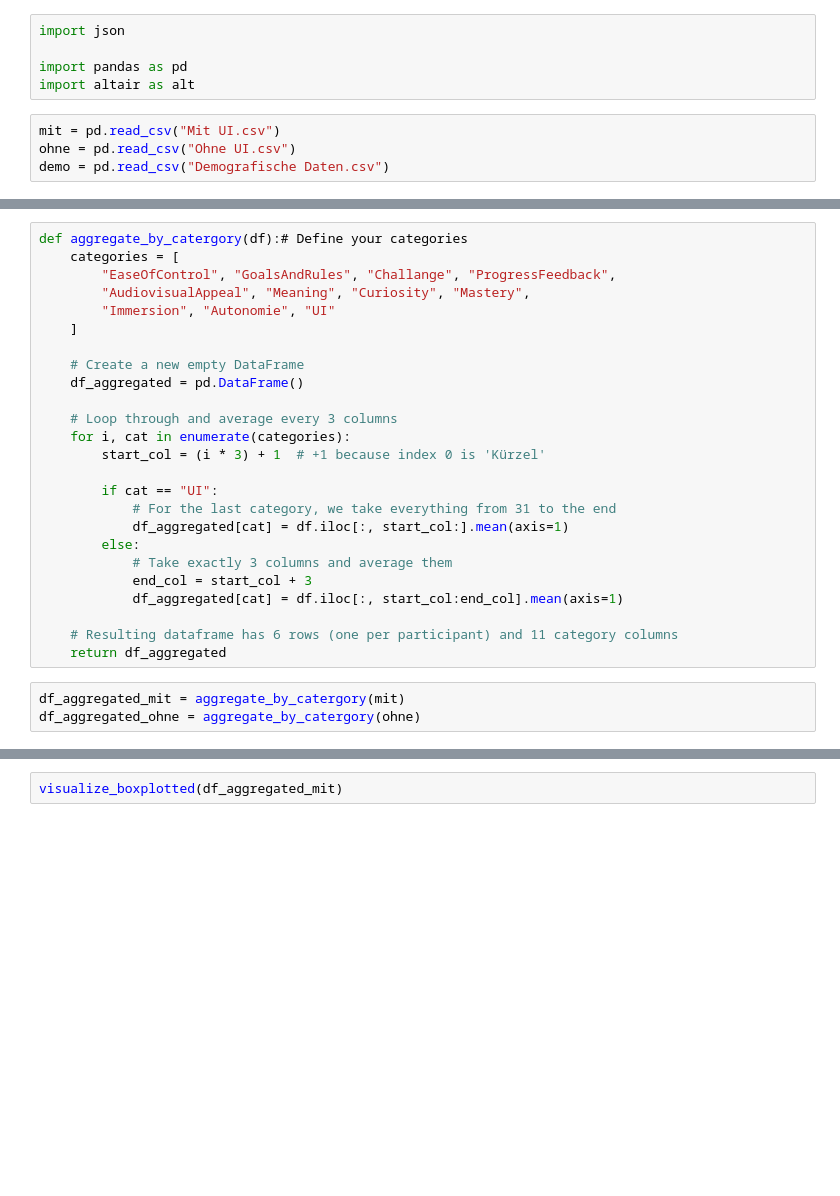
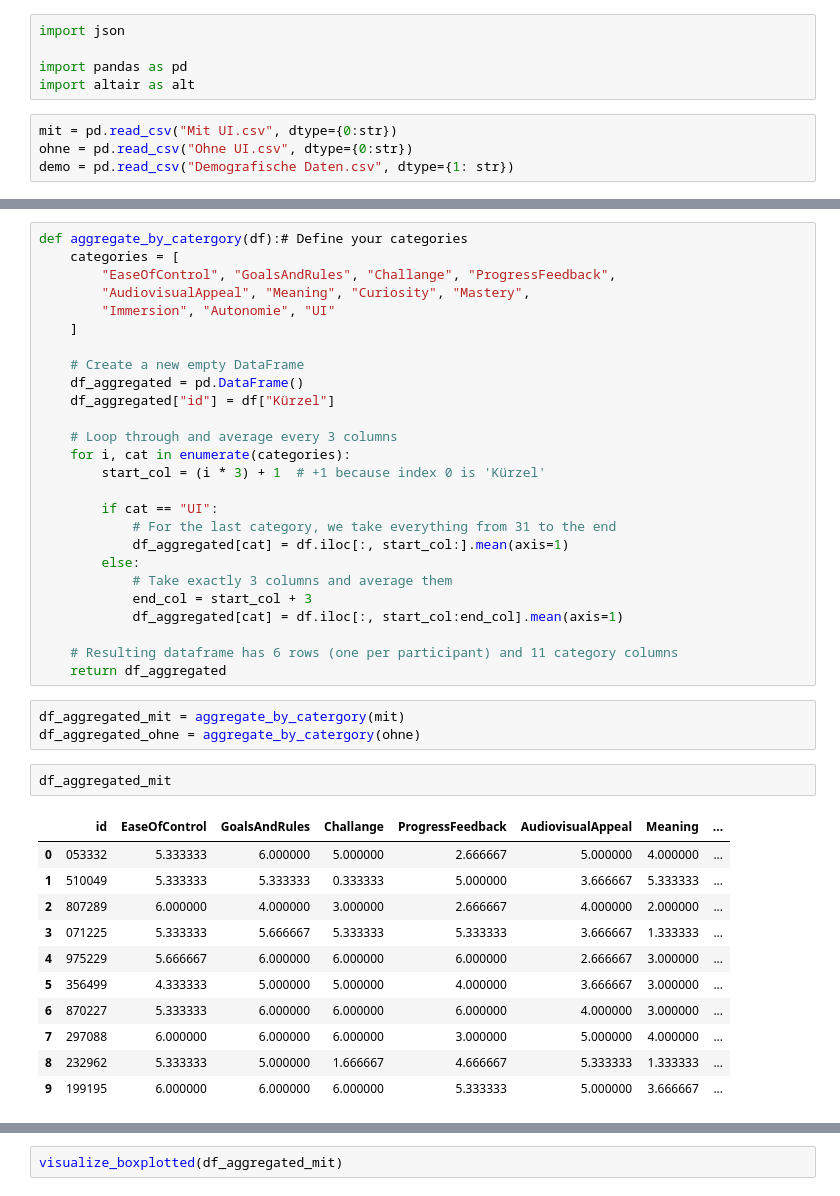
Before and after one commit to S4ndf1re/Computer_games_2025_26, a Jupyter notebook: data_evaluation/evaluation.ipynb, the cells around one changed output, grey strips where cells are left out. Cells and saved outputs as stored; diff of their text form; blank space fills up the shorter version.

```diff
--- a/data_evaluation/evaluation.ipynb
+++ b/data_evaluation/evaluation.ipynb
@@ -4,6 +4,6 @@ import json
 import pandas as pd
 import altair as alt
 # %%
-mit = pd.read_csv("Mit UI.csv")
-ohne = pd.read_csv("Ohne UI.csv")
-demo = pd.read_csv("Demografische Daten.csv")
+mit = pd.read_csv("Mit UI.csv", dtype={0:str})
+ohne = pd.read_csv("Ohne UI.csv", dtype={0:str})
+demo = pd.read_csv("Demografische Daten.csv", dtype={1: str})
@@ -84,6 +111,7 @@ def aggregate_by_catergory(df):# Define your categories
 
     # Create a new empty DataFrame
     df_aggregated = pd.DataFrame()
+    df_aggregated["id"] = df["Kürzel"]
 
     # Loop through and average every 3 columns
     for i, cat in enumerate(categories):
@@ -102,5 +130,19 @@ def aggregate_by_catergory(df):# Define your categories
 # %%
 df_aggregated_mit = aggregate_by_catergory(mit)
 df_aggregated_ohne = aggregate_by_catergory(ohne)
+# %%
+df_aggregated_mit
+# %% [output]
+|  | id | EaseOfControl | GoalsAndRules | Challange | ProgressFeedback | AudiovisualAppeal | Meaning | ... |
+| 0 | 053332 | 5.333333 | 6.000000 | 5.000000 | 2.666667 | 5.000000 | 4.000000 | ... |
+| 1 | 510049 | 5.333333 | 5.333333 | 0.333333 | 5.000000 | 3.666667 | 5.333333 | ... |
+| 2 | 807289 | 6.000000 | 4.000000 | 3.000000 | 2.666667 | 4.000000 | 2.000000 | ... |
+| 3 | 071225 | 5.333333 | 5.666667 | 5.333333 | 5.333333 | 3.666667 | 1.333333 | ... |
+| 4 | 975229 | 5.666667 | 6.000000 | 6.000000 | 6.000000 | 2.666667 | 3.000000 | ... |
+| 5 | 356499 | 4.333333 | 5.000000 | 5.000000 | 4.000000 | 3.666667 | 3.000000 | ... |
+| 6 | 870227 | 5.333333 | 6.000000 | 6.000000 | 6.000000 | 4.000000 | 3.000000 | ... |
+| 7 | 297088 | 6.000000 | 6.000000 | 6.000000 | 3.000000 | 5.000000 | 4.000000 | ... |
+| 8 | 232962 | 5.333333 | 5.000000 | 1.666667 | 4.666667 | 5.333333 | 1.333333 | ... |
+| 9 | 199195 | 6.000000 | 6.000000 | 6.000000 | 5.333333 | 5.000000 | 3.666667 | ... |
 # %%
 def visualize_boxplotted(df):
```
Also changed, not shown: parts of 25 cells of this notebook, 4 other files.
